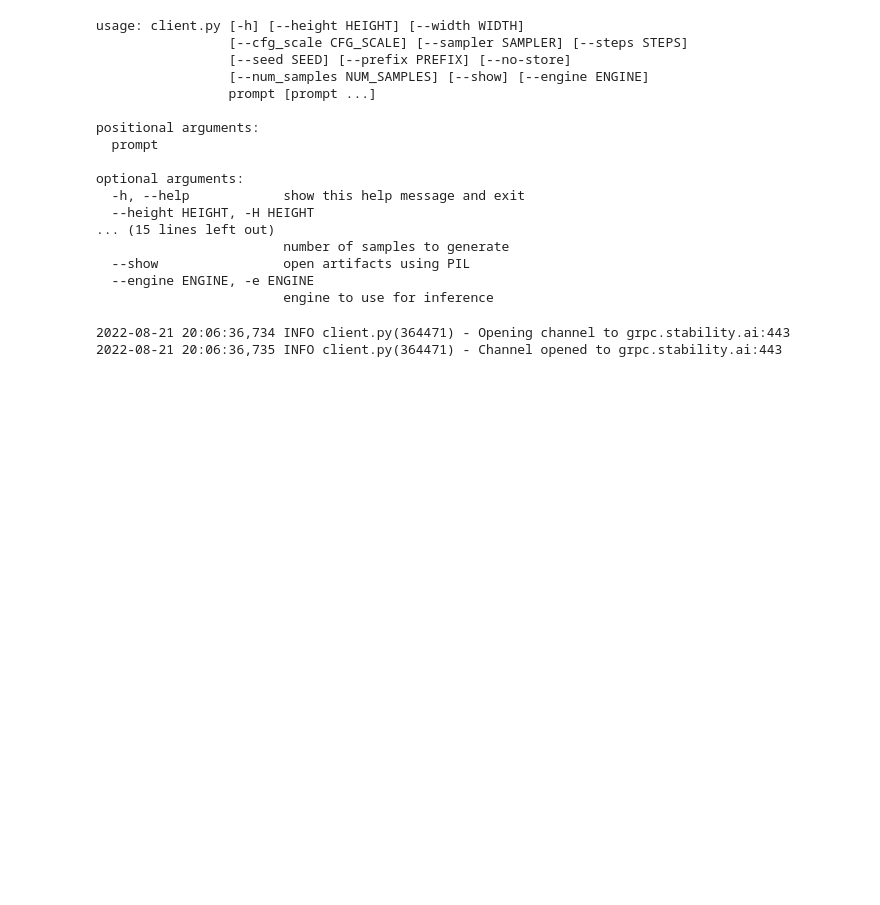
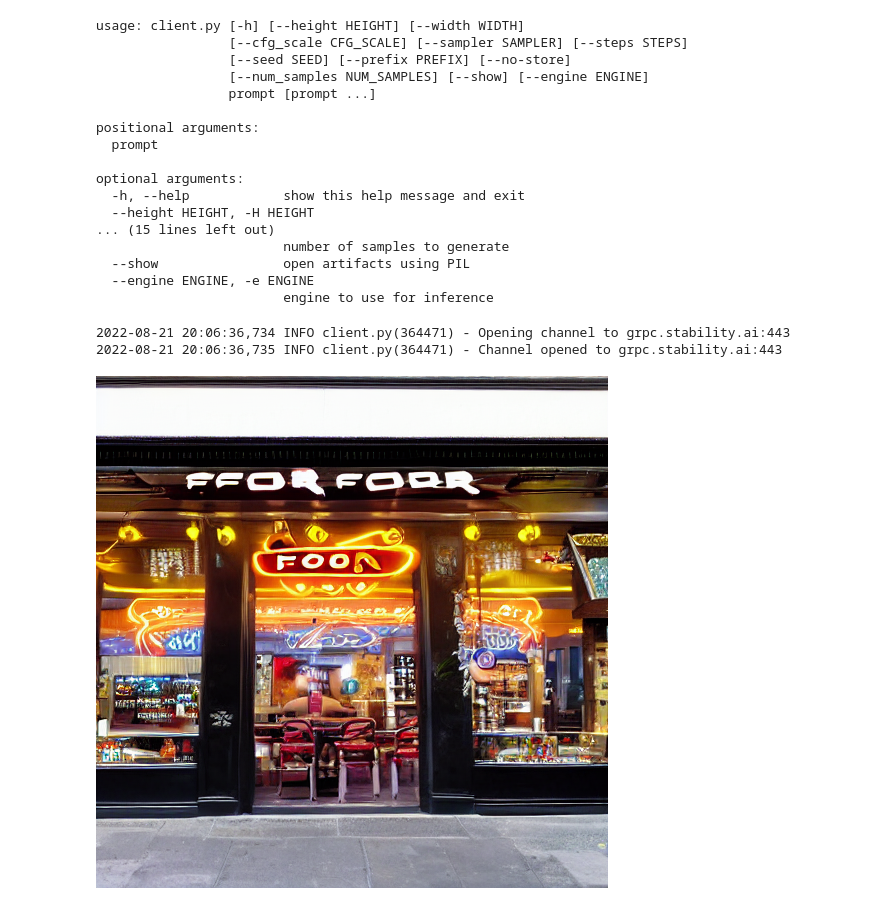
Before and after one commit to Stability-AI/stability-sdk, a Jupyter notebook: nbs/demo.ipynb, the cells around one changed output. Drawn from its saved outputs; the diff is of its cells as text; code cells hidden in the pictures; blank space fills up the shorter version.

Commit message:
notebook inline image response

```diff
--- a/nbs/demo.ipynb
+++ b/nbs/demo.ipynb
@@ -50,8 +45,0 @@ answers = stability_api.generate(
-# %%
-for img_p, artifact in client.process_artifacts_from_answers(
-    prefix = "my_image_",
-    answers=answers,
-    write=True,
-):
-    print(img_p) # output filename
-    #print(artifact) type, mime, binary, seed
@@ -70,0 +46,18 @@ else:
+# %%
+import io
+from PIL import Image
+from IPython.display import display
+
+answers = stability_api.generate(
+    prompt="foo bar baz"
+)
+
+for img_fname, artifact in client.process_artifacts_from_answers(
+    prefix = "my_image_",
+    answers=answers,
+    write=False, # if set to True, image will be written to img_fname
+):
+    img = Image.open(io.BytesIO(artifact.binary))
+    display(img)
+# %% [output]
+[figure, added]
```
Also changed, not shown: parts of 2 cells of this notebook.
